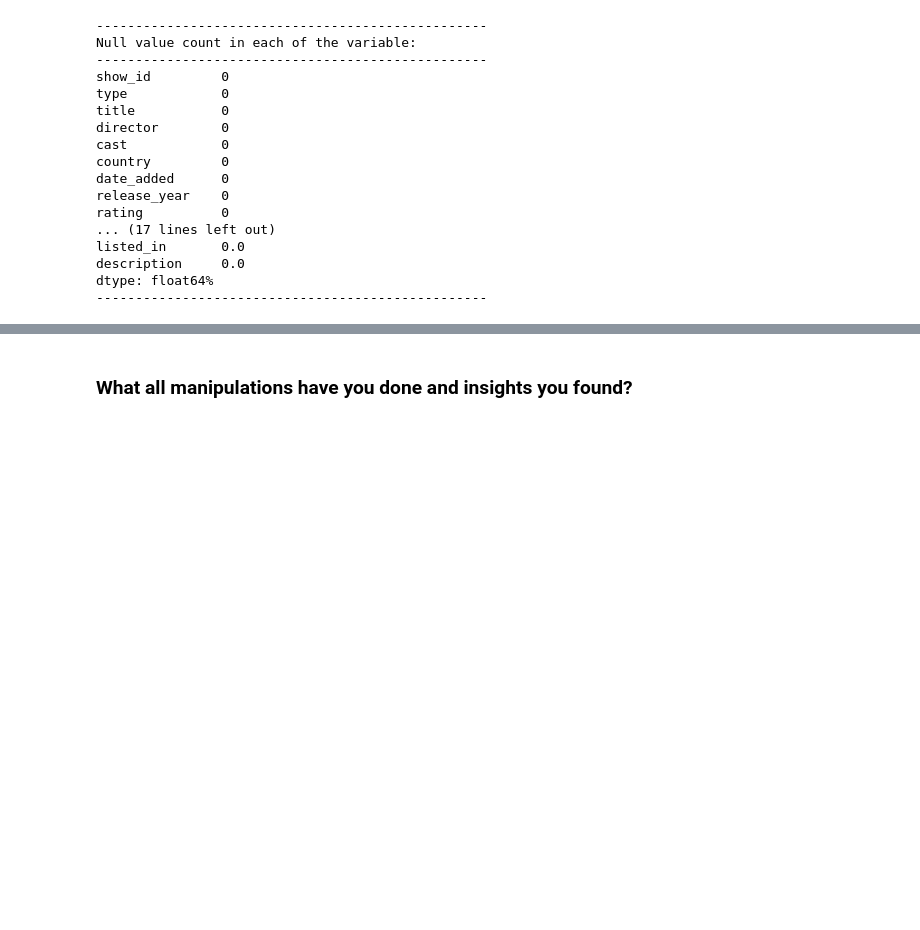
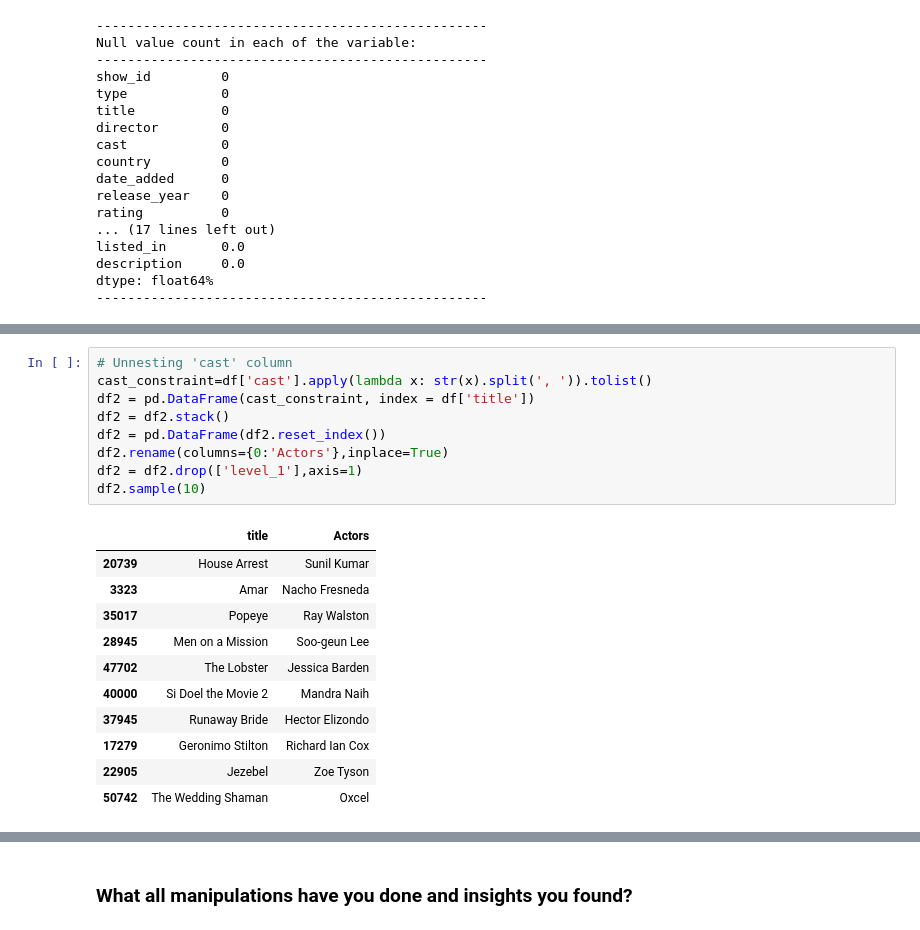
Before and after one commit to Shahrukh2016/Netflix_Movies_and_TV_Shows_Clustering, a Jupyter notebook: IndividualColab_NetflixMoviesAndTvShowsClustering.ipynb, the cells around one changed output, grey strips where cells are left out. Cells and saved outputs as stored; diff of their text form; blank space fills up the shorter version.

```diff
--- a/IndividualColab_NetflixMoviesAndTvShowsClustering.ipynb
+++ b/IndividualColab_NetflixMoviesAndTvShowsClustering.ipynb
@@ -534,0 +417,21 @@ memory usage: 988.1+ KB
+# %%
+# Unnesting 'cast' column
+cast_constraint=df['cast'].apply(lambda x: str(x).split(', ')).tolist()
+df2 = pd.DataFrame(cast_constraint, index = df['title'])
+df2 = df2.stack()
+df2 = pd.DataFrame(df2.reset_index())
+df2.rename(columns={0:'Actors'},inplace=True)
+df2 = df2.drop(['level_1'],axis=1)
+df2.sample(10)
+# %% [output]
+|  | title | Actors |
+| 20739 | House Arrest | Sunil Kumar |
+| 3323 | Amar | Nacho Fresneda |
+| 35017 | Popeye | Ray Walston |
+| 28945 | Men on a Mission | Soo-geun Lee |
+| 47702 | The Lobster | Jessica Barden |
+| 40000 | Si Doel the Movie 2 | Mandra Naih |
+| 37945 | Runaway Bride | Hector Elizondo |
+| 17279 | Geronimo Stilton | Richard Ian Cox |
+| 22905 | Jezebel | Zoe Tyson |
+| 50742 | The Wedding Shaman | Oxcel |
```
Also changed, not shown: parts of 36 cells of this notebook.
